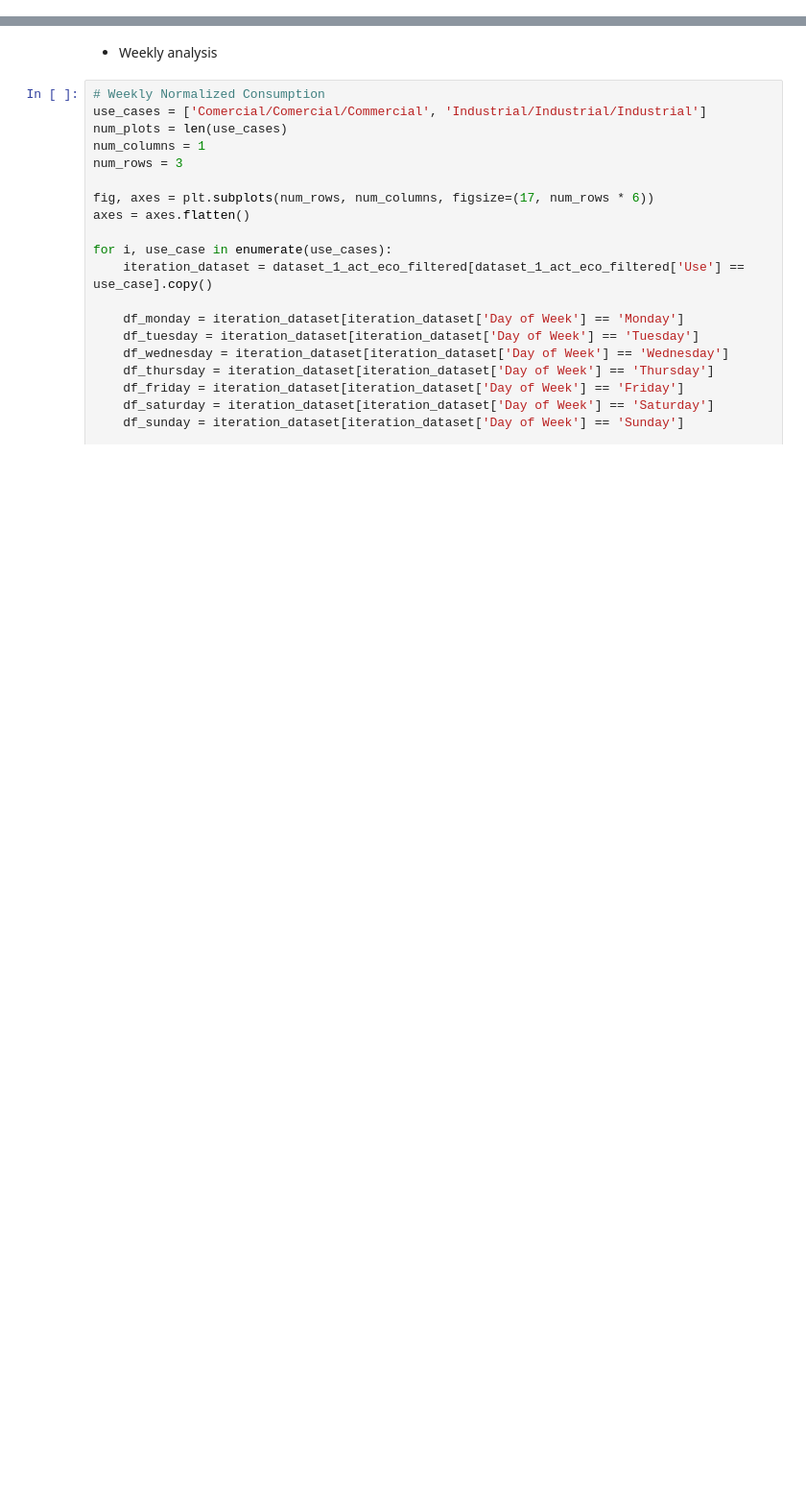
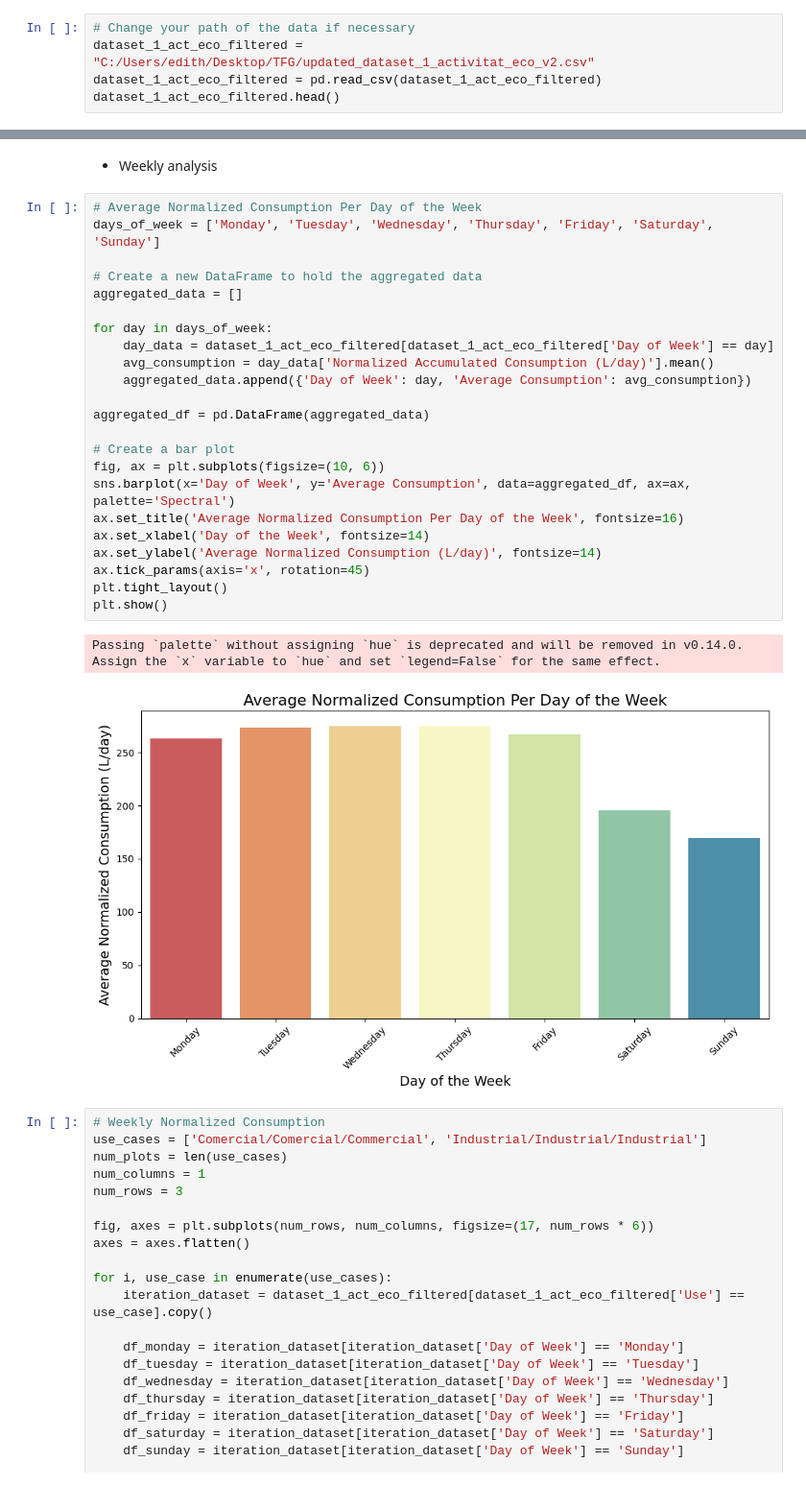
Before and after one commit to edithruizz/TFG, a Jupyter notebook: Python_Notebooks/dataset1_activitat_eco_v2.ipynb, the cells around one changed output, grey strips where cells are left out. Shown at 96% size. Drawn from its saved outputs; the diff is of its cells as text; blank space fills up the shorter version.

```diff
--- a/Python_Notebooks/dataset1_activitat_eco_v2.ipynb
+++ b/Python_Notebooks/dataset1_activitat_eco_v2.ipynb
@@ -1203,3 +1203,8 @@ dataset_1_act_eco_filtered.head()
 | 7383 | 1.0 | 8850 | GAVA | 2019-01-01 | Industrial/Industrial/Industrial | * Altres serveis d'alimentació pr... | 2 | ... |
 # %% [markdown]
 ##### **4.8. Exploratory Data Analysis**
+# %%
+# Change your path of the data if necessary
+dataset_1_act_eco_filtered = "C:/Users/edith/Desktop/TFG/updated_dataset_1_activitat_eco_v2.csv"
+dataset_1_act_eco_filtered = pd.read_csv(dataset_1_act_eco_filtered)
+dataset_1_act_eco_filtered.head()
@@ -1411,6 +1423,32 @@ plt.show()
 [figure]
 # %% [markdown]
 - Weekly analysis
+# %%
+# Average Normalized Consumption Per Day of the Week
+days_of_week = ['Monday', 'Tuesday', 'Wednesday', 'Thursday', 'Friday', 'Saturday', 'Sunday']
+
+# Create a new DataFrame to hold the aggregated data
+aggregated_data = []
+
+for day in days_of_week:
+    day_data = dataset_1_act_eco_filtered[dataset_1_act_eco_filtered['Day of Week'] == day]
+    avg_consumption = day_data['Normalized Accumulated Consumption (L/day)'].mean()
+    aggregated_data.append({'Day of Week': day, 'Average Consumption': avg_consumption})
+
+aggregated_df = pd.DataFrame(aggregated_data)
+
+# Create a bar plot
+fig, ax = plt.subplots(figsize=(10, 6))
+sns.barplot(x='Day of Week', y='Average Consumption', data=aggregated_df, ax=ax, palette='Spectral')
+ax.set_title('Average Normalized Consumption Per Day of the Week', fontsize=16)
+ax.set_xlabel('Day of the Week', fontsize=14)
+ax.set_ylabel('Average Normalized Consumption (L/day)', fontsize=14)
+ax.tick_params(axis='x', rotation=45)
+plt.tight_layout()
+plt.show()
+# %% [output]
+Passing `palette` without assigning `hue` is deprecated and will be removed in v0.14.0. Assign the `x` variable to `hue` and set `legend=False` for the same effect.
+[figure, added]
 # %%
 # Weekly Normalized Consumption
 use_cases = ['Comercial/Comercial/Commercial', 'Industrial/Industrial/Industrial']
```
Also changed, not shown: parts of 1 cell of this notebook, 1 other file.
